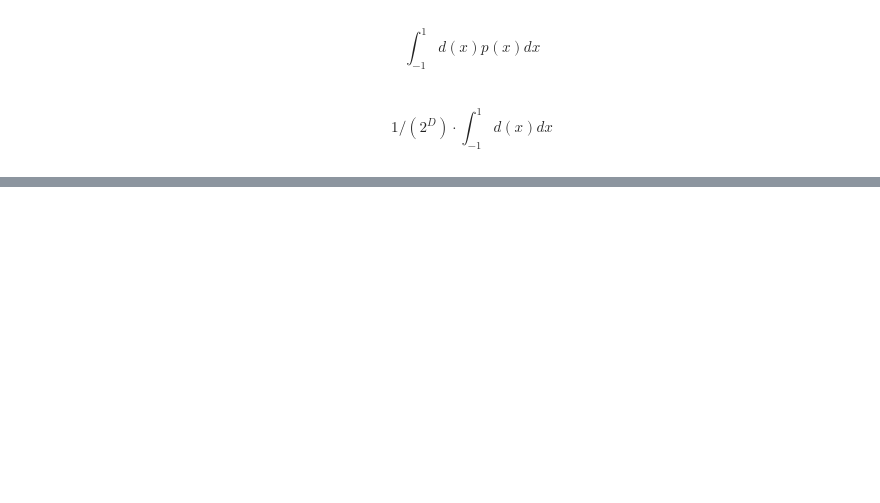
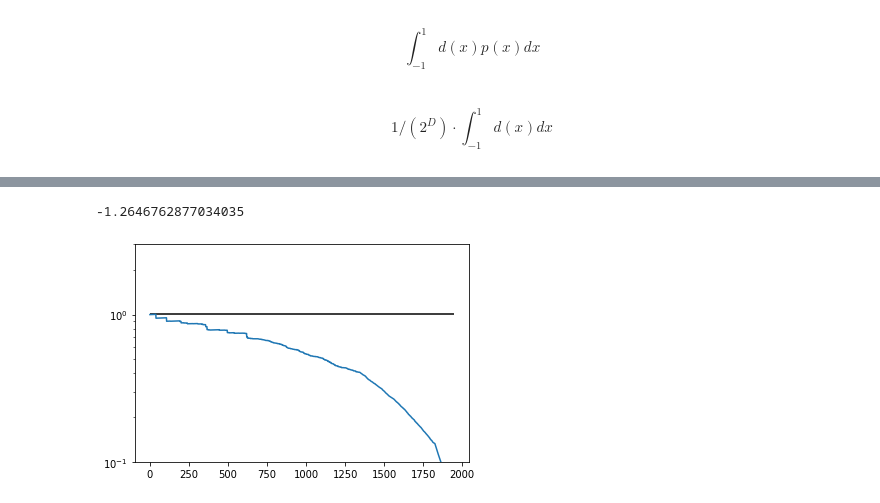
Before and after one commit to ben18785/treeQuadrature, a Jupyter notebook: examples/example_integration.ipynb, the cells around one changed output, grey strips where cells are left out. Saved outputs shown, nothing was run; the diff lists cells and outputs as text; code cells hidden in the pictures; blank space fills up the shorter version.

```diff
--- a/examples/example_integration.ipynb
+++ b/examples/example_integration.ipynb
@@ -126,0 +123,33 @@ G
+# %%
+def remove_big_container_vols(nremove, cs, fcs):
+    vols = [x.volume for x in fcs]
+    vols, a, b = zip(*sorted(zip(vols, cs, fcs), reverse=True))
+    I = np.zeros(nremove+1)
+    I[0] = np.sum(a)
+    arunning = np.sum(a)
+    total = 100_000
+    nrunning = 100_000
+    for i in range(nremove):
+        atemp = a[i]
+        arunning -= atemp
+        nrunning -= b[i].N
+        I[i + 1] = total / nrunning * arunning
+    return I, vols
+# %%
+N = 100_000
+P = 10
+
+problem = SimpleGaussian(10)
+integ = SimpleIntegrator(N, P)
+G, fcs, cs1 = integ(problem)
+I, vols = remove_big_container_vols(len(cs1)-100, cs1, fcs)
+# %%
+print(100 * (G - problem.answer) / problem.answer)
+plt.plot(I/I[0])
+plt.hlines(problem.answer/I[0], xmin=0, xmax=len(I))
+plt.yscale('log')
+plt.ylim(0.1, 3)
+plt.show()
+# %% [output]
+-1.2646762877034035
+[figure, added]
```
Also changed, not shown: parts of 39 cells of this notebook, 1 other file.
